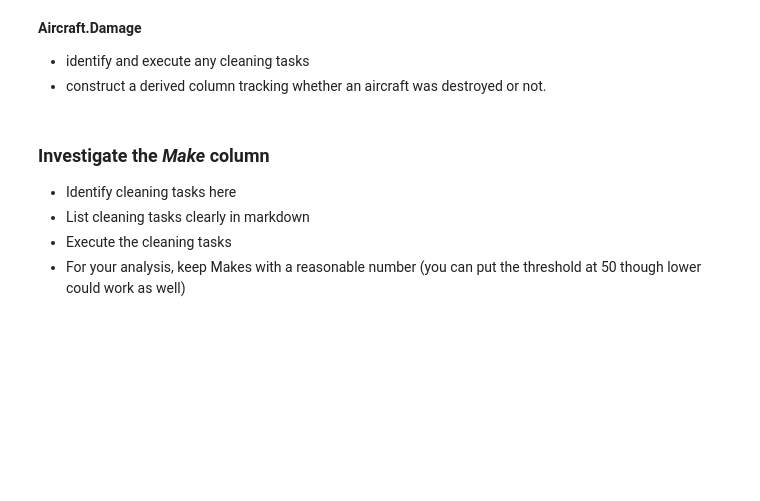
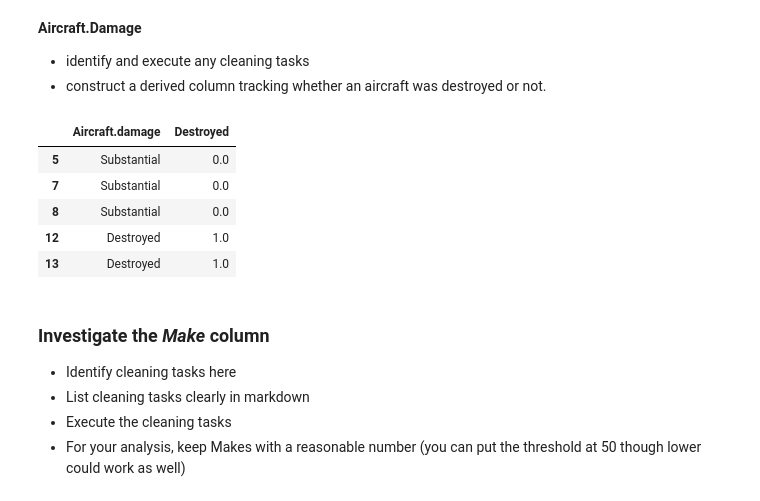
Before and after one commit to marcoholt/dsc-course0-m8-lab, a Jupyter notebook: Aviation_Accidents_Cleaning.ipynb, the cells around one changed output. Cells and saved outputs as stored; diff of their text form; code cells hidden in the pictures; blank space fills up the shorter version.

```diff
--- a/Aviation_Accidents_Cleaning.ipynb
+++ b/Aviation_Accidents_Cleaning.ipynb
@@ -44,6 +141,28 @@ Injuries and robustness to destruction are a key interest point for the client.
 **Aircraft.Damage**
 - identify and execute any cleaning tasks
 - construct a derived column tracking whether an aircraft was destroyed or not.
+# %%
+# Inspect damage values
+df["Aircraft.damage"].value_counts(dropna=False)
+
+# Standardize text
+df["Aircraft.damage"] = df["Aircraft.damage"].str.strip().str.title()
+
+# Create binary destroyed column
+df["Destroyed"] = np.where(df["Aircraft.damage"] == "Destroyed", 1, 0)
+
+# If damage is missing, make Destroyed NaN instead of assuming 0
+df.loc[df["Aircraft.damage"].isna(), "Destroyed"] = np.nan
+
+# Quick check
+df[["Aircraft.damage", "Destroyed"]].head()
+# %% [output]
+|  | Aircraft.damage | Destroyed |
+| 5 | Substantial | 0.0 |
+| 7 | Substantial | 0.0 |
+| 8 | Substantial | 0.0 |
+| 12 | Destroyed | 1.0 |
+| 13 | Destroyed | 1.0 |
 # %% [markdown]
 ### Investigate the *Make* column
 - Identify cleaning tasks here
```
Also changed, not shown: parts of 8 cells of this notebook, 1 other file.
